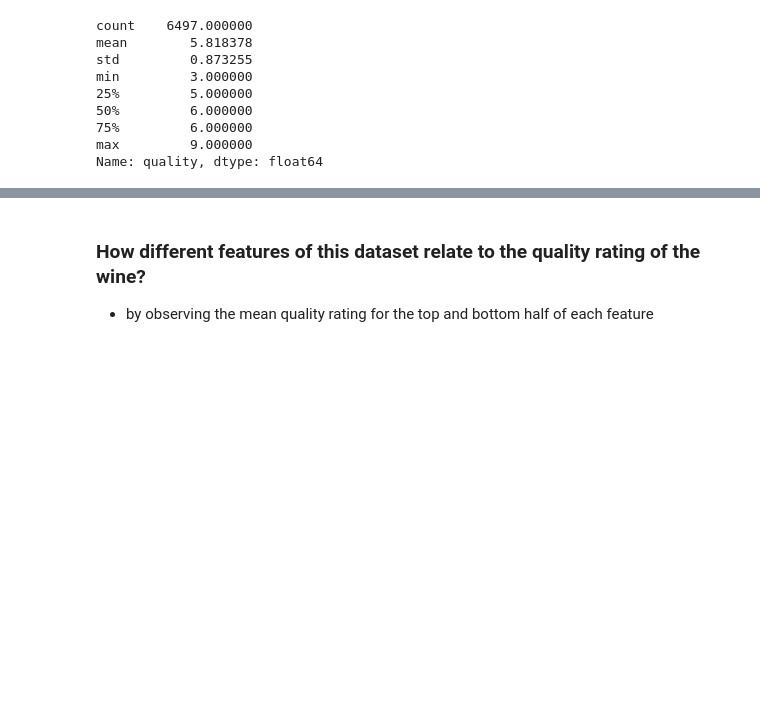
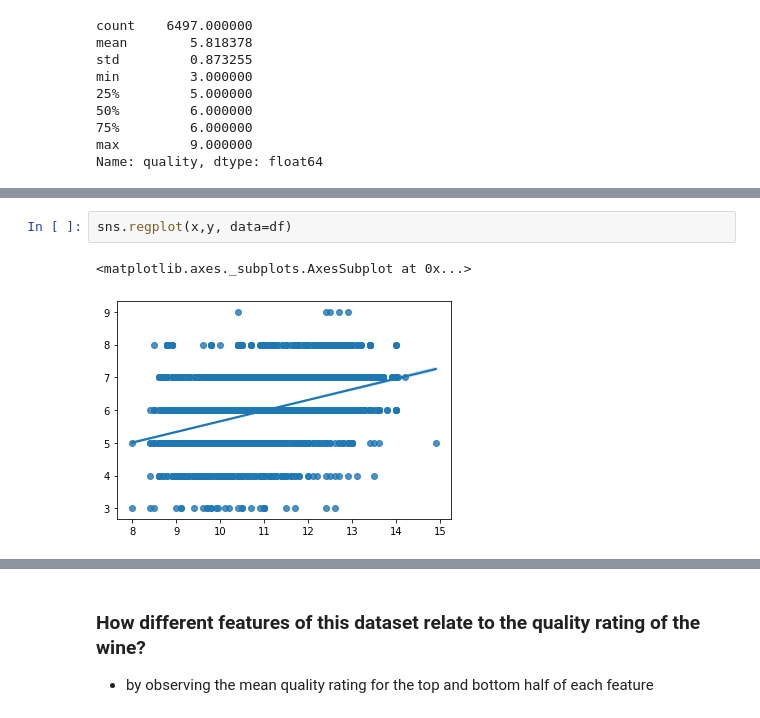
Before and after one commit to anitaguo49/Wine_Quality_Analysis, a Jupyter notebook: Wine_Quality_Analysis.ipynb, the cells around one changed output, grey strips where cells are left out. Cells and saved outputs as stored; diff of their text form; blank space fills up the shorter version.

```diff
--- a/Wine_Quality_Analysis.ipynb
+++ b/Wine_Quality_Analysis.ipynb
@@ -80,0 +93,5 @@ Name: quality, dtype: float64
+# %%
+sns.regplot(x,y, data=df)
+# %% [output]
+<matplotlib.axes._subplots.AxesSubplot at 0x...>
+[figure, added]
```
Also changed, not shown: parts of 5 cells of this notebook.
